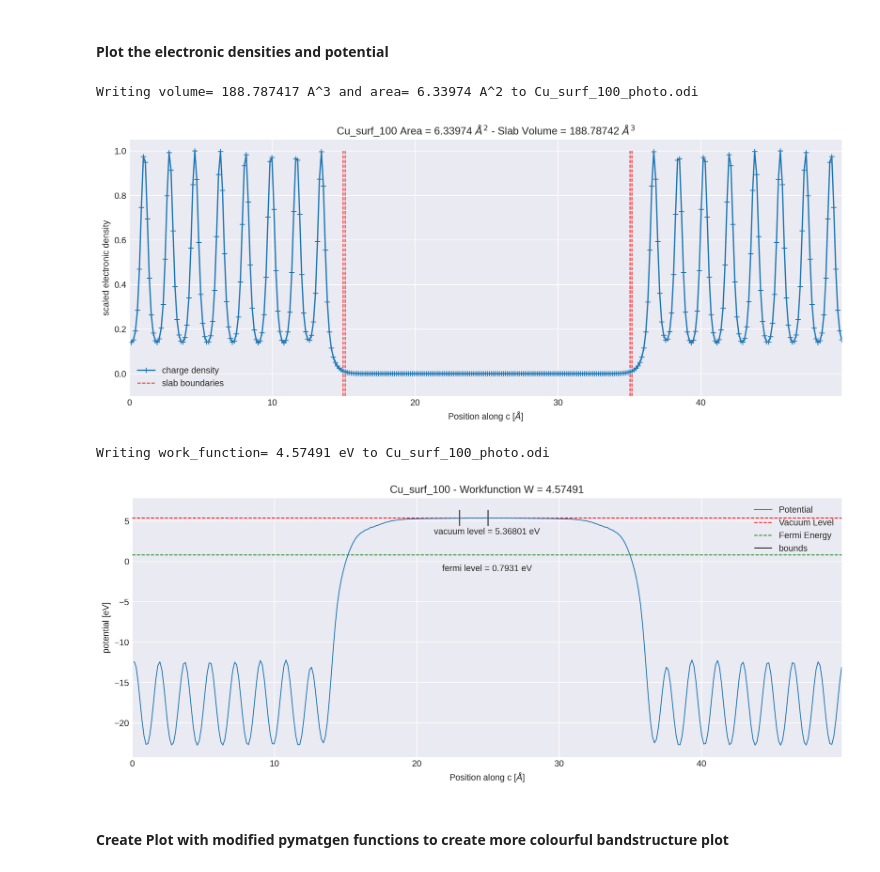
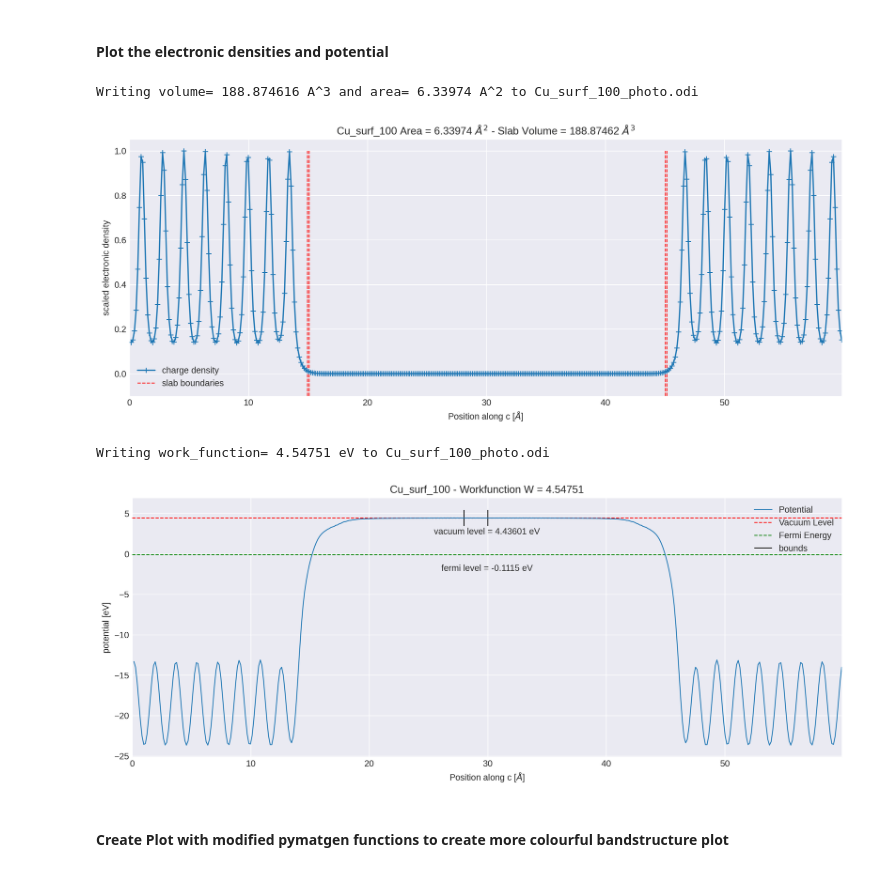
Before and after one commit to wuppersaver/photoemission, a Jupyter notebook: Plotting.ipynb, the cells around one changed output. Saved outputs shown, nothing was run; the diff lists cells and outputs as text; code cells hidden in the pictures.

```diff
--- a/Plotting.ipynb
+++ b/Plotting.ipynb
@@ -164,19 +164,19 @@ data = read_geometry_traj_file(path = './structures/')
 # %% [markdown]
 #### Plot the electronic densities and potential
 # %%
-fig,ax = create_density_plot(directory = './structures/Cu_surf_100_victor_50A/', centered = False)
+fig,ax = create_density_plot(directory = './structures/Cu_surf_100_victor_60A/', centered = False)
 plt.tight_layout()
-plt.savefig('./structures/plots/Cu100_victor_50A_density_plot.png')
+plt.savefig('./structures/plots/Cu100_victor_60A_density_plot.png')
 # %% [output]
-Writing volume= 188.787417 A^3 and area= 6.33974 A^2 to Cu_surf_100_photo.odi
+Writing volume= 188.874616 A^3 and area= 6.33974 A^2 to Cu_surf_100_photo.odi
-[figure, old version]
+[figure, new version]
 # %%
-fig,ax = create_potential_plot(directory='./structures/Cu_surf_100_victor_50A/', centered = False)
+fig,ax = create_potential_plot(directory='./structures/Cu_surf_100_victor_60A/', centered = False)
 plt.tight_layout()
-plt.savefig(f'./structures/plots/Cu100_victor_50A_potential_plot.png')
+plt.savefig(f'./structures/plots/Cu100_victor_60A_potential_plot.png')
 # %% [output]
-Writing work_function= 4.57491 eV to Cu_surf_100_photo.odi
+Writing work_function= 4.54751 eV to Cu_surf_100_photo.odi
-[figure, old version]
+[figure, new version]
 # %% [markdown]
 #### Create Plot with modified pymatgen functions to create more colourful bandstructure plot
 # %%
```
Also changed, not shown: 1 other file.
